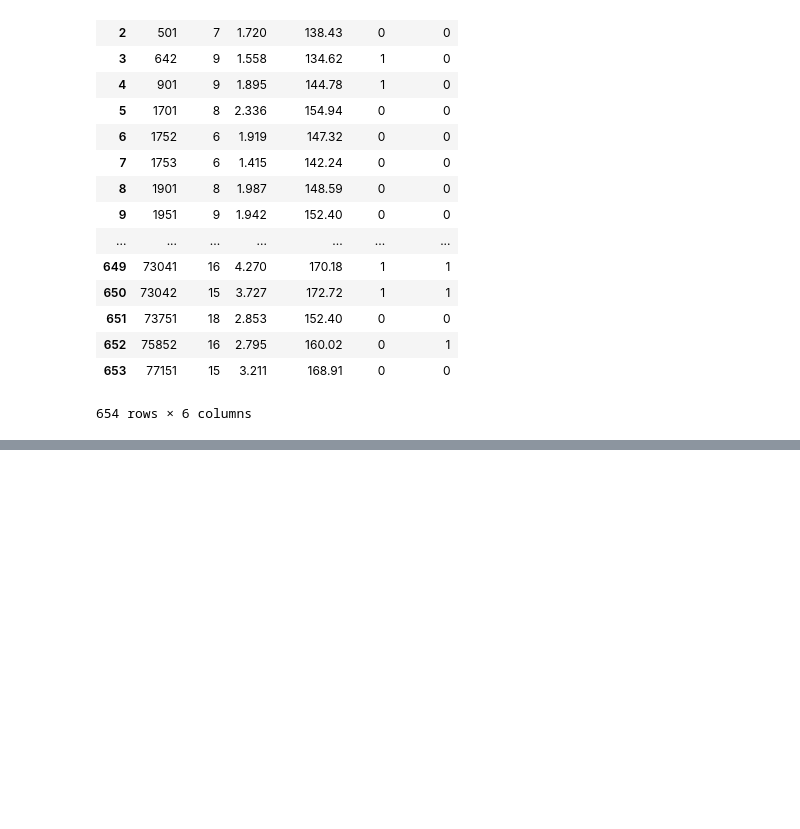
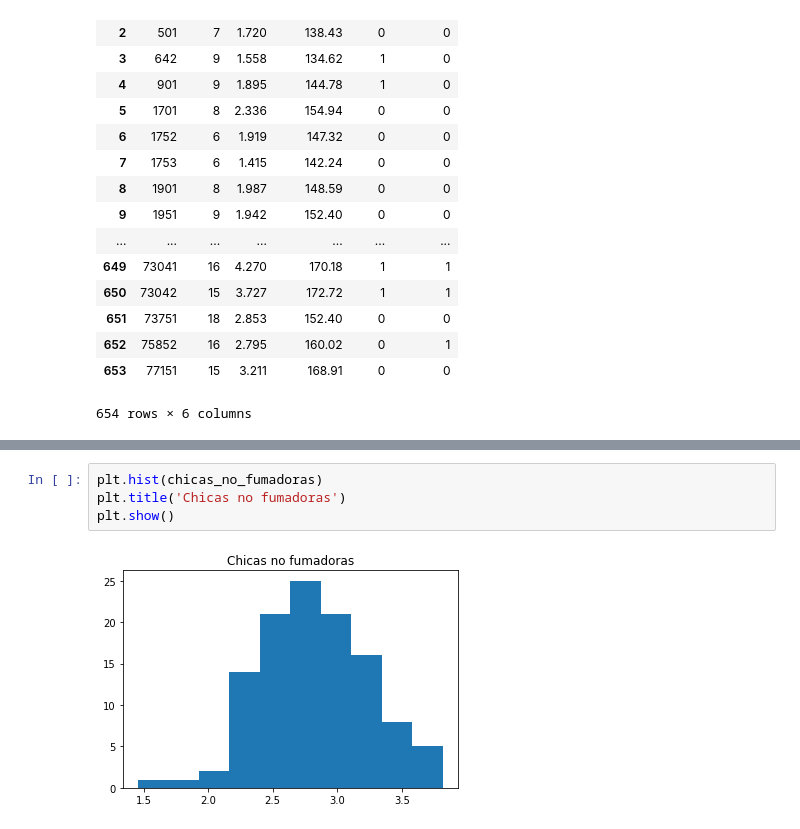
Before and after one commit to gperezor/Problemas_Inferencia, a Jupyter notebook: Cuaderno_Problemas_Finales.ipynb, the cells around one changed output, grey strips where cells are left out. Cells and saved outputs as stored; diff of their text form; blank space fills up the shorter version.

```diff
--- a/Cuaderno_Problemas_Finales.ipynb
+++ b/Cuaderno_Problemas_Finales.ipynb
@@ -51,0 +113,6 @@ df2.describe()
+# %%
+plt.hist(chicas_no_fumadoras)
+plt.title('Chicas no fumadoras')
+plt.show()
+# %% [output]
+[figure, added]
```
Also changed, not shown: parts of 7 cells of this notebook.
